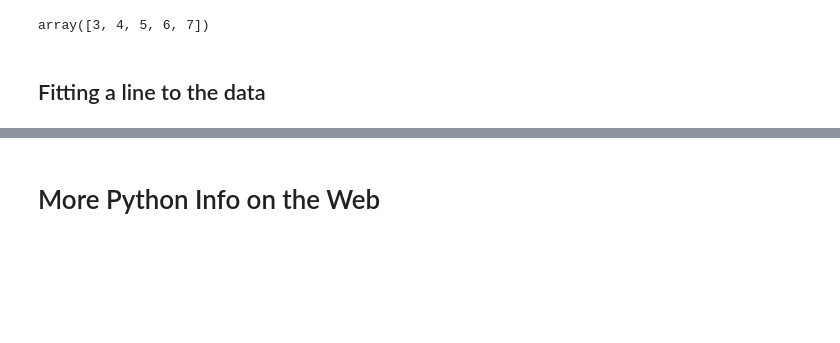
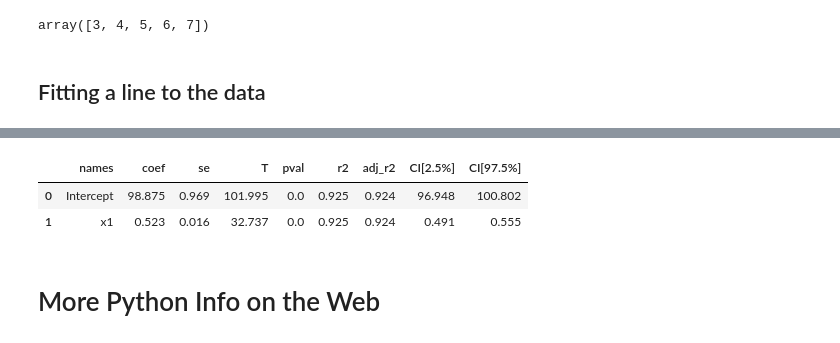
Before and after one commit to thomas-haslwanter/statsintro-python-2e, a Jupyter notebook: ipynbs/2_gettingStarted.ipynb, the cells around one changed output, grey strips where cells are left out. Drawn from its saved outputs; the diff is of its cells as text; code cells hidden in the pictures; blank space fills up the shorter version.

```diff
--- a/ipynbs/2_gettingStarted.ipynb
+++ b/ipynbs/2_gettingStarted.ipynb
@@ -162,3 +127,11 @@ Kurtosis:              2.811        Condition No.:          143
+# %%
+# If you want to know confidence intervals, best switch to *pingouin*
+import pingouin as pg
+pg.linear_regression(t_high, x_high).round(3)
+# %% [output]
+|  | names | coef | se | T | pval | r2 | adj_r2 | CI[2.5%] | CI[97.5%] |
+| 0 | Intercept | 98.875 | 0.969 | 101.995 | 0.0 | 0.925 | 0.924 | 96.948 | 100.802 |
+| 1 | x1 | 0.523 | 0.016 | 32.737 | 0.0 | 0.925 | 0.924 | 0.491 | 0.555 |
 # %% [markdown]
 # More Python Info on the Web
 # %% [markdown]
```
Also changed, not shown: parts of 7 cells of this notebook, 5 other files.
